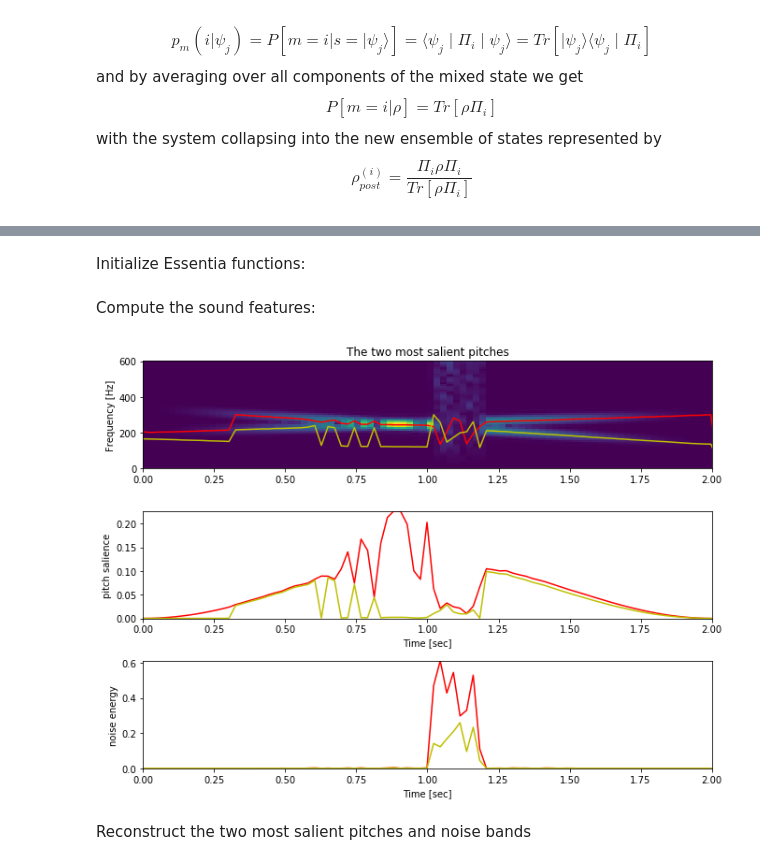
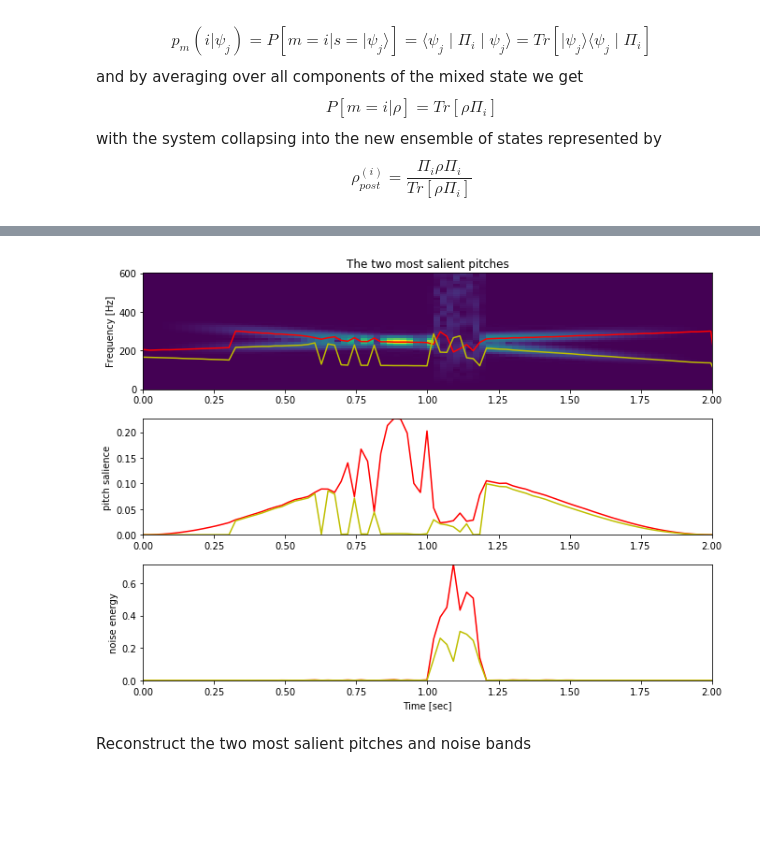
Before and after one commit to d-rocchesso/QVTS, a Jupyter notebook: QVTS.ipynb, the cells around one changed output, grey strips where cells are left out. Drawn from its saved outputs; the diff is of its cells as text; code cells hidden in the pictures; blank space fills up the shorter version.

```diff
--- a/QVTS.ipynb
+++ b/QVTS.ipynb
@@ -428,6 +407,4 @@ M = 2048
 N = 2*M
 guessUnvoiced = True
 sd.play(x, fs)
-# %% [markdown]
-Initialize Essentia functions:
 # %%
@@ -447,6 +425,4 @@ pitchSalienceFunction = PitchSalienceFunction(numberHarmonics=10, harmonicWeight
                                              referenceFrequency=rF, binResolution=bR)
 pitchSalienceFunctionPeaks = PitchSalienceFunctionPeaks(minFrequency=100, maxFrequency=300)
 energyBand = EnergyBand(sampleRate = fs,startCutoffFrequency=1000, stopCutoffFrequency=5000)
-# %% [markdown]
-Compute the sound features:
 # %%
@@ -496,36 +472,31 @@ totalFreqs2 = rF*pow(2,totalBins2*bR/1200) # cent bins must be transformed to Hz
 # %%
+# Plot the two most salient pitches, their salience, and noise energy in two bands
 plt.figure(1, figsize=(9.5, 7))
 plt.subplot(3,1,1)
 plt.title('The two most salient pitches')
 frmTime = H*np.arange(totalSaliences1.size)/float(fs)
 freqs = np.arange(M+1)/np.float(M)*fs/2
 plt.pcolormesh(frmTime,freqs,transpose(spectra))
 plt.axis([0, x.size/float(fs), 0, max(totalFreqs1*2)])
 plt.viridis()
 plt.ylabel('Frequency [Hz]')
+plot(frmTime, totalFreqs1, color='r', linewidth = 1.5)
+plot(frmTime, totalFreqs2, color='y', linewidth = 1.5)
 plt.subplot(3,1,2)
-frmTime = H*np.arange(totalSaliences1.size)/float(fs)
 plot(frmTime, totalSaliences1, color='r', linewidth = 1.5)
 plot(frmTime, totalSaliences2, color='y', linewidth = 1.5)
 plt.axis([0, x.size/float(fs), min(totalSaliences1), max(totalSaliences1)])
 plt.ylabel('pitch salience')
-plt.xlabel('Time [sec]')
-plt.subplot(3,1,1)
-frmTime = H*np.arange(totalSaliences1.size)/float(fs)
-plot(frmTime, totalFreqs1, color='r', linewidth = 1.5)
-plot(frmTime, totalFreqs2, color='y', linewidth = 1.5)
-plt.axis([0, x.size/float(fs), 0, max(totalFreqs1)*2])
 plt.subplot(3,1,3)
-frmTime = H*np.arange(totalSaliences1.size)/float(fs)
 plot(frmTime, energyNoise1, color='r', linewidth = 1.5)
 plot(frmTime, energyNoise2, color='y', linewidth = 1.5)
 plt.axis([0, x.size/float(fs), min(energyNoise1), max(energyNoise1)])
 plt.ylabel('noise energy')
 plt.xlabel('Time [sec]')
 tight_layout()
 savefig('pitchSalienceFunction.pdf')
 # %% [output]
-[figure, old version]
+[figure, new version]
 # %% [markdown]
 Reconstruct the two most salient pitches and noise bands
 # %%
```
Also changed, not shown: parts of 30 cells of this notebook, 11 other files.
